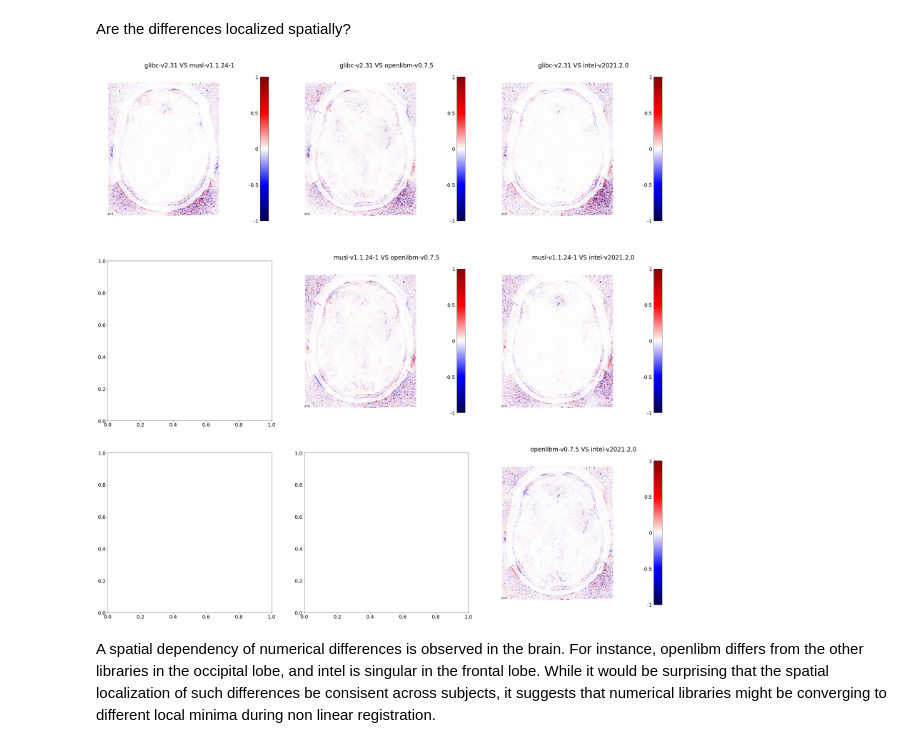
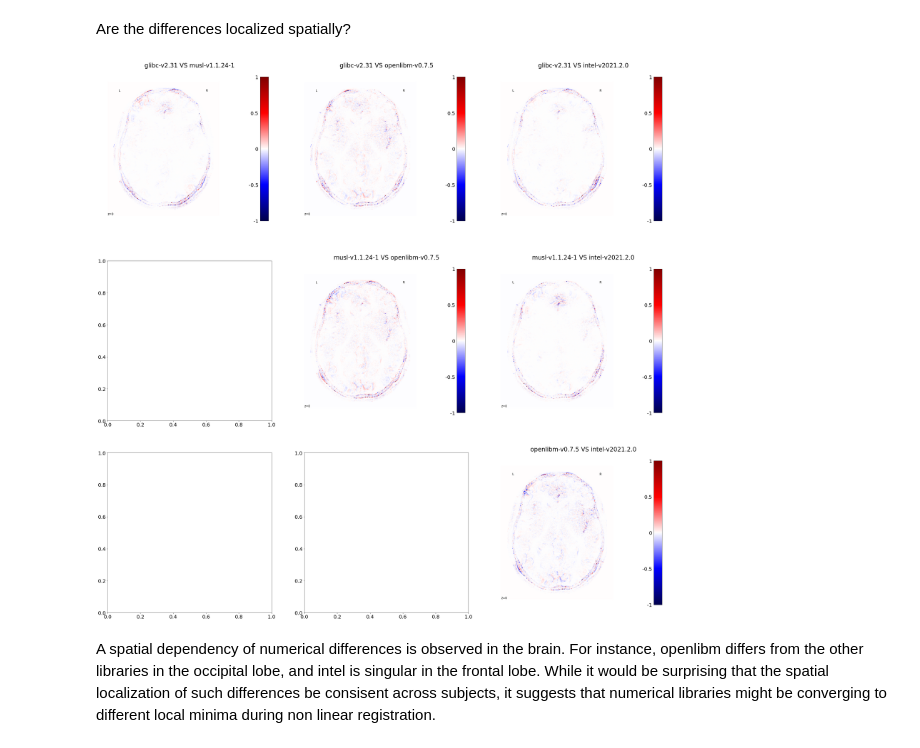
Before and after one commit to glatard/imcomp, a Jupyter notebook: Comparison of mathematical libraries for neuroimaging analysis.ipynb, the cells around one changed output. Drawn from its saved outputs; the diff is of its cells as text; code cells hidden in the pictures.

Commit message:
Analysis now uses foreground mask, minor fixes

```diff
--- a/Comparison of mathematical libraries for neuroimaging analysis.ipynb
+++ b/Comparison of mathematical libraries for neuroimaging analysis.ipynb
@@ -43,11 +43,18 @@ files = [ os.path.join(data_dir, lib_version, subject, 'MNINonLinear', 'T1w.nii.
 ## Clustering
 # %% [markdown]
 How similar are results obtained with different libraries? Do all library pairs lead to the same magnitude of differences?
+# %%
+import nibabel as nib
+
+# Load mask
+mask_img = os.path.join(data_dir, "MNI152_T1_0.7mm_fg_mask.nii.gz")
+mask_img = nib.load(mask_img)
+mask_img_dat = mask_img.get_fdata()
+mask_locs = mask_img_dat > 0
 # %%
 import numpy as np
-import nibabel as nib
 
-# Load image data
-T1_flat = np.array([nib.load(file).get_fdata().flatten() for file in files])
+# Load (masked) image data
+T1_flat = np.array([nib.load(file).get_fdata()[mask_locs].flatten() for file in files])
 # %%
 # T1s is an array of shape (n, m) where n is the number of images to cluster
@@ -103,31 +110,31 @@ Are the differences localized spatially?
 # %%
 import matplotlib
 import nilearn.plotting as nilp
 import matplotlib.cm as cm
 from matplotlib import pyplot as plt
 
 matplotlib.rcParams.update({'font.size': 20})
 
 T1_data = [nib.load(os.path.join(data_dir, lib_version, subject, 'MNINonLinear', 'T1w.nii.gz'))
                     for lib_version in lib_versions for subject in subjects ]
 
 
 fig, axs = plt.subplots(len(T1_data)-1, len(T1_data)-1, figsize=(40,40))
 
 for i in range(len(T1_data)-1):
     for j in range(i+1, len(T1_data)):
         im1 = T1_data[i]
-        data1 = im1.get_fdata()
+        data1 = im1.get_fdata()*mask_img_dat
         im2 = T1_data[j]
-        data2 = im2.get_fdata()
+        data2 = im2.get_fdata()*mask_img_dat
         rel_diff = nib.Nifti1Image((data1-data2)/(data1), im1.affine)
         axs[i, j-1].set_title(lib_versions[i]+" VS "+lib_versions[j])
         nilp.plot_img(rel_diff, cmap=cm.seismic, cut_coords=(0,),
                       vmin=-1, vmax=1, colorbar=True, draw_cross=False, display_mode='z', axes=axs[i, j-1])
 
 plt.show()
 # %% [output]
-[figure, old version]
+[figure, new version]
 # %% [markdown]
 A spatial dependency of numerical differences is observed in the brain. For instance, openlibm differs from the other libraries in the occipital lobe, and intel is singular in the frontal lobe. While it would be surprising that the spatial localization of such differences be consisent across subjects, it suggests that numerical libraries might be converging to different local minima during non linear registration.
 # %% [markdown]
```
Also changed, not shown: parts of 4 cells of this notebook, 3 other files.
